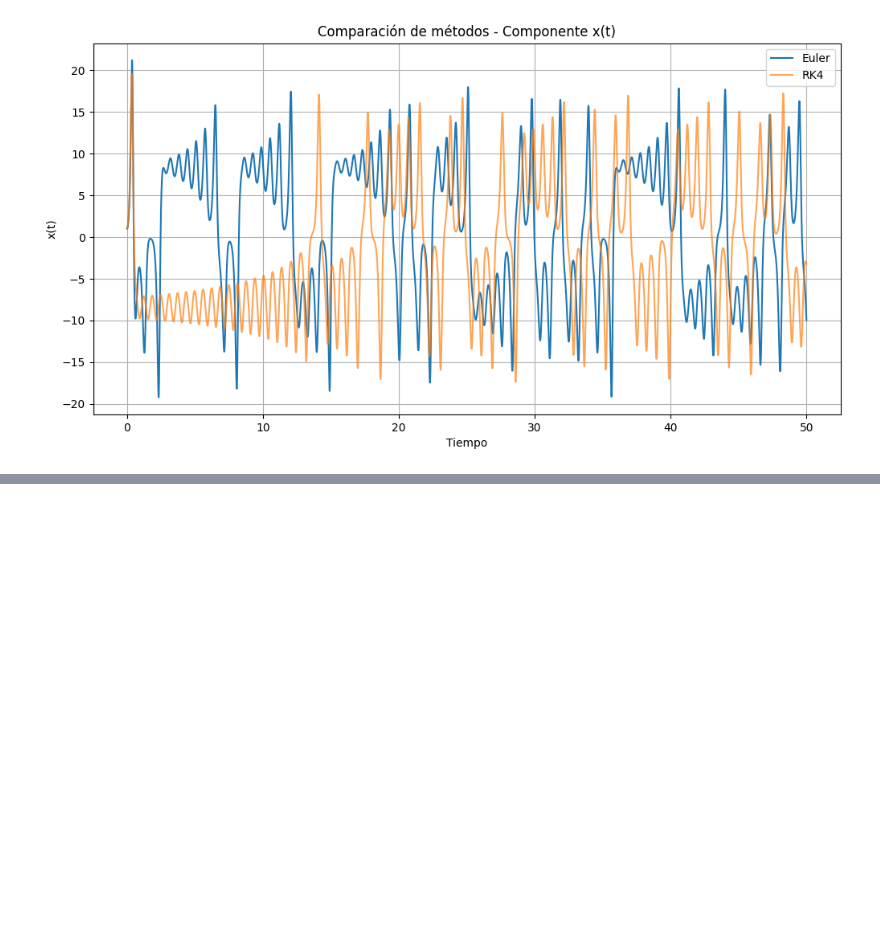
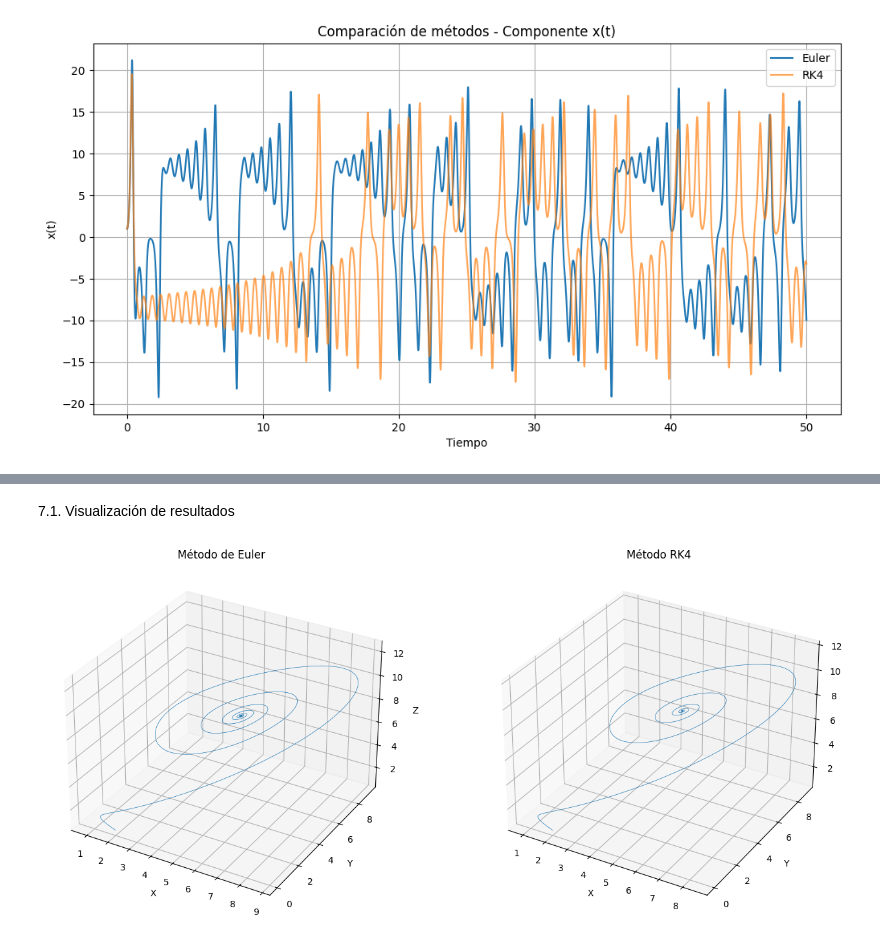
Before and after one commit to DAN2407/Project_AN2, a Jupyter notebook: Project_part2.ipynb, the cells around one changed output, grey strips where cells are left out. Saved outputs shown, nothing was run; the diff lists cells and outputs as text; code cells hidden in the pictures; blank space fills up the shorter version.

```diff
--- a/Project_part2.ipynb
+++ b/Project_part2.ipynb
@@ -207,0 +293,37 @@ Animación guardada como GIF
+# %%
+# Parámetros y condiciones iniciales (primer caso del proyecto)
+sigma, rho, beta = 18, 9, 10/3
+initial_state = np.array([2, 0.009, 0.7])  # x0, y0, z0
+
+# Configuración temporal
+t0, tf, dt = 0, 50, 0.01
+
+# Ejecutar ambos métodos
+t_euler, states_euler = euler_method(lorenz_system, initial_state, t0, tf, dt, (sigma, rho, beta))
+t_rk4, states_rk4 = rk4_method(lorenz_system, initial_state, t0, tf, dt, (sigma, rho, beta))
+# %% [markdown]
+7.1. Visualización de resultados
+# %%
+# Gráficas de las trayectorias en 3D
+fig = plt.figure(figsize=(14, 6))
+
+# Método de Euler
+ax1 = fig.add_subplot(121, projection='3d')
+ax1.plot(states_euler[:, 0], states_euler[:, 1], states_euler[:, 2], lw=0.5)
+ax1.set_title("Método de Euler")
+ax1.set_xlabel("X")
+ax1.set_ylabel("Y")
+ax1.set_zlabel("Z")
+
+# Método RK4
+ax2 = fig.add_subplot(122, projection='3d')
+ax2.plot(states_rk4[:, 0], states_rk4[:, 1], states_rk4[:, 2], lw=0.5)
+ax2.set_title("Método RK4")
+ax2.set_xlabel("X")
+ax2.set_ylabel("Y")
+ax2.set_zlabel("Z")
+
+plt.tight_layout()
+plt.show()
+# %% [output]
+[figure, added]
```
Also changed, not shown: parts of 20 cells of this notebook.
